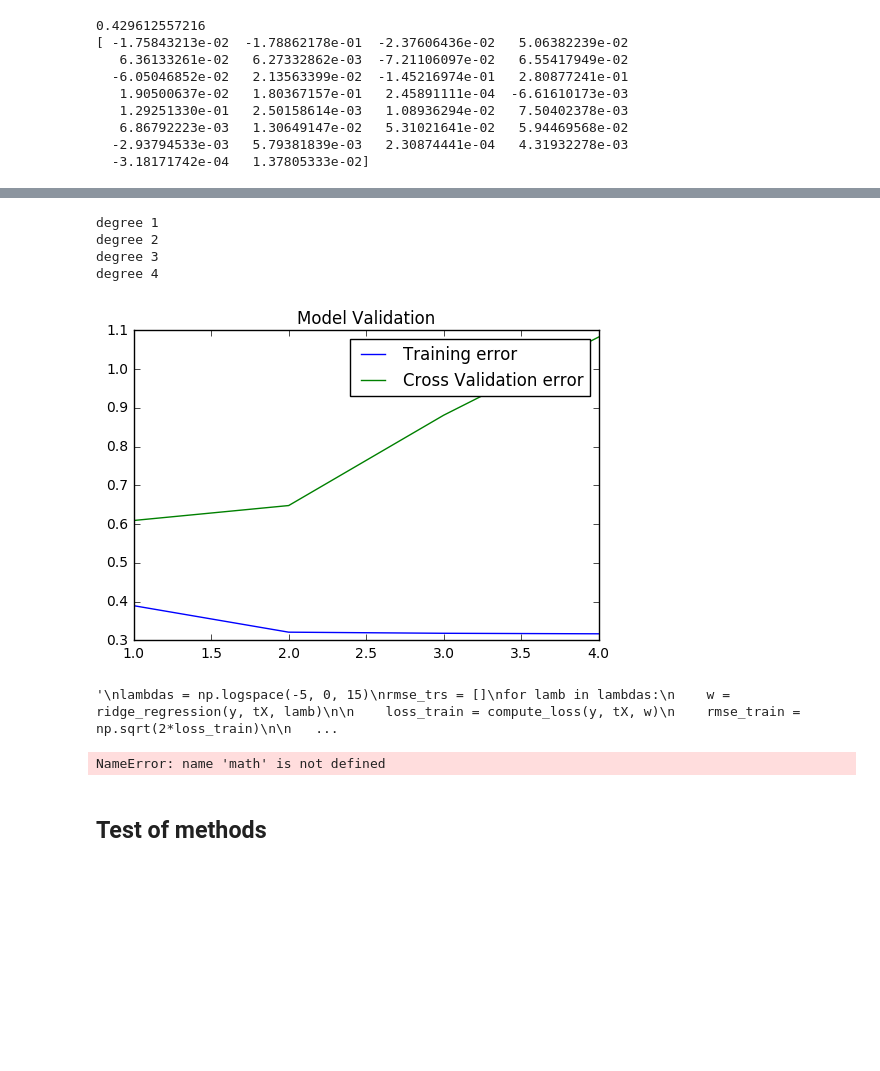
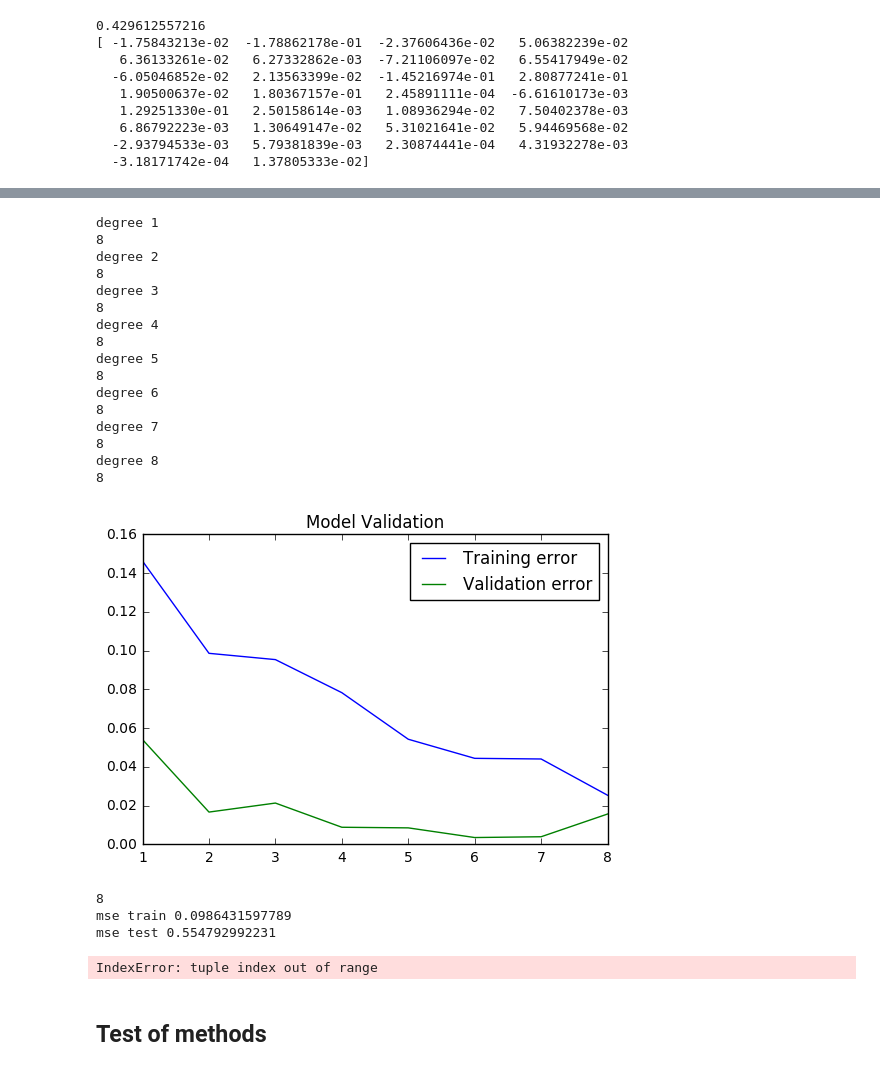
Before and after one commit to RA-Danny/PCML_Project1, a Jupyter notebook: scripts/project1.ipynb, the cells around one changed output, grey strips where cells are left out. Cells and saved outputs as stored; diff of their text form; code cells hidden in the pictures; blank space fills up the shorter version.

Commit message:
ridge regression + k-fold

```diff
--- a/scripts/project1.ipynb
+++ b/scripts/project1.ipynb
@@ -45,9 +43,20 @@ x_test,x_cv,y_test,y_cv = split_data(y,x_test,ratio_test_train)
+# %%
+#split data
+ratio = 0.8
+#60% train, 20%test, 20%cross
+
+test_x = np.array([1,2,3,4,5,6,7,8,9,10])
+test_y = np.array([1,1,1,1,1,-1,1,-1,-1,-1])
+#x_train, x_test, y_train,y_test  = split_data(test_y,test_x,ratio)
+
+x_train, x_test, y_train,y_test = split_data(y,tX_clean,ratio)
 # %% [markdown]
 ## Test of the different methods
 # %%
 #*********************** least squares *******************#
 #mse,weight = least_squares(y,tX)
-mse,weight = least_squares(y_train,x_train)
-print(mse)
-print(weight)
+mse_train,weight = least_squares(y_train,x_train)
+mse_test = compute_loss(y_test,x_test,weight)
+print("mse train",mse_train)
+print("mse test",mse_test)
 # %% [output]
@@ -109,62 +173,57 @@ print(a_poly)
 # %%
-#************** ridge regression ****************#
+#model validation
 
-degrees = range(1,5)
+degrees = range(1,9)
 
-lambda_ = 0.016
-#model selection
+lambda_ = 1
 mse_test_model_sel = []
 mse_cv_model_sel = []
 for degree in degrees:
     print("degree",degree)
 
     x_train_poly = build_poly(x_train,degree)
     x_cv_poly = build_poly(x_cv,degree)
 
     mse,weight = ridge_regression(y_train,x_train_poly, lambda_)
     mse_test_model_sel.append(mse)
 
     mse_cv = compute_loss(y_cv,x_cv_poly,weight)
     mse_cv_model_sel.append(mse_cv)
 
 p = plt.plot(degrees,mse_test_model_sel,degrees,mse_cv_model_sel)
 plt.title("Model Validation")
-plt.legend(p, ["Training error","Cross Validation error"])
+plt.legend(p, ["Training error","Validation error"])
 plt.show()
 
-"""
-lambdas = np.logspace(-5, 0, 15)
-rmse_trs = []
-for lamb in lambdas:
-    w = ridge_regression(y, tX, lamb)
+best_degree = 2
+x_train_poly = build_poly(x_train,best_degree)
+x_test_poly = build_poly(x_test,best_degree)
+mse_train,weight = ridge_regression(y_train,x_train_poly, lambda_)
+mse_test = compute_loss(y_test,x_test_poly,weight)
 
-    loss_train = compute_loss(y, tX, w)
-    rmse_train = np.sqrt(2*loss_train)
-
-    print("lambda={l:.3f}, proportion={p}, Training RMSE={tr:.3f}".format(
-        l=lamb, p=ratio, tr=rmse_train))
-    rmse_trs.append(rmse_train)
-
-p=plt.semilogx(lambdas,rmse_trs, marker='o')
-plt.title("Ridge regression")
-plt.legend(p, ["Training error"])
-plt.xlabel('Lambdas')
-plt.ylabel('rmse')
-plt.show()
-"""
-#lambda=0.016, proportion=0.5, Training RMSE=0.883
-#is the last one before rmse is going up
-#lambda_ = 0.016
-#mse,weight = ridge_regression(y_test,x_test, lambda_)
-#print(mse)
-#print(weight)
+print("mse train",mse_train)
+print("mse test",mse_test)
 # %% [output]
 degree 1
+8
 degree 2
+8
 degree 3
+8
 degree 4
+8
+degree 5
+8
+degree 6
+8
+degree 7
+8
+degree 8
+8
-[figure, old version]
+[figure, new version]
-'\nlambdas = np.logspace(-5, 0, 15)\nrmse_trs = []\nfor lamb in lambdas:\n    w = ridge_regression(y, tX, lamb)\n\n    loss_train = compute_loss(y, tX, w)\n    rmse_train = np.sqrt(2*loss_train)\n\n   ...
+8
+mse train 0.0986431597789
+mse test 0.554792992231
 # %%
 #************** logistic regression ****************#
 max_iters = 1
@@ -174,7 +233,7 @@ mse,weight = reg_logistic_regression(y_test, x_test, lambda_, gamma, max_iters)
 print(mse)
 print(weight)
 # %% [output]
-NameError: name 'math' is not defined
+IndexError: tuple index out of range
 # %% [markdown]
 ## Test of methods
 # %%
```
Also changed, not shown: parts of 9 cells of this notebook, 2 other files.
